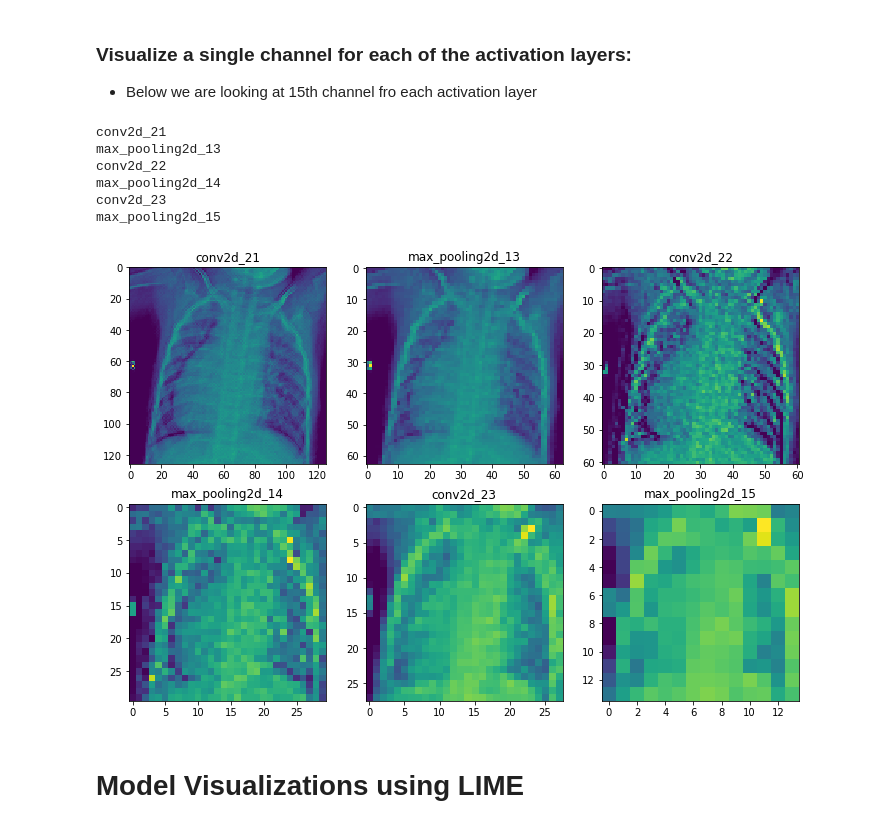
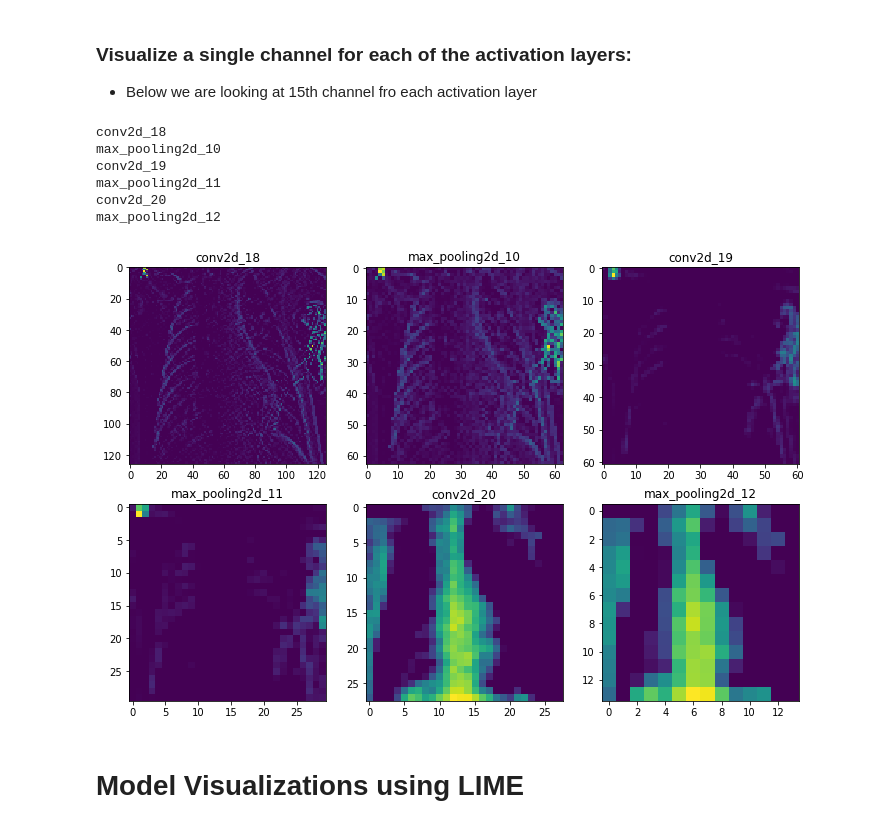
Before and after one commit to deepssharma/Phase4, a Jupyter notebook: project4_image_classification.ipynb, the cells around one changed output. Drawn from its saved outputs; the diff is of its cells as text; code cells hidden in the pictures.

```diff
--- a/project4_image_classification.ipynb
+++ b/project4_image_classification.ipynb
@@ -2329,28 +2329,28 @@ for i in range(32):
 # %%
 fig, axes = plt.subplots(2,3, figsize=(12,8))
 
 layer_names = []
 for layer in best_model.layers[:6]:
     layer_names.append(layer.name)
     print(layer.name)
 
 for i in range(6):
     row = i//3
     column = i%3
     ax = axes[row, column]
-    cur_layer = activations1[i]
-    ax.matshow(cur_layer[0, :, :, 13], cmap='viridis')
+    cur_layer = activations[i]
+    ax.matshow(cur_layer[0, :, :, 3], cmap='viridis')
     ax.xaxis.set_ticks_position('bottom')
     ax.set_title(layer_names[i])
 plt.savefig('./images/features.png', dpi=300, bbox_inches='tight')
 # %% [output]
-conv2d_21
-max_pooling2d_13
-conv2d_22
-max_pooling2d_14
-conv2d_23
-max_pooling2d_15
+conv2d_18
+max_pooling2d_10
+conv2d_19
+max_pooling2d_11
+conv2d_20
+max_pooling2d_12
-[figure, old version]
+[figure, new version]
 # %% [markdown]
 # Model Visualizations using LIME
 # %% [markdown]
```
Also changed, not shown: parts of 51 cells of this notebook, 1 other file.
